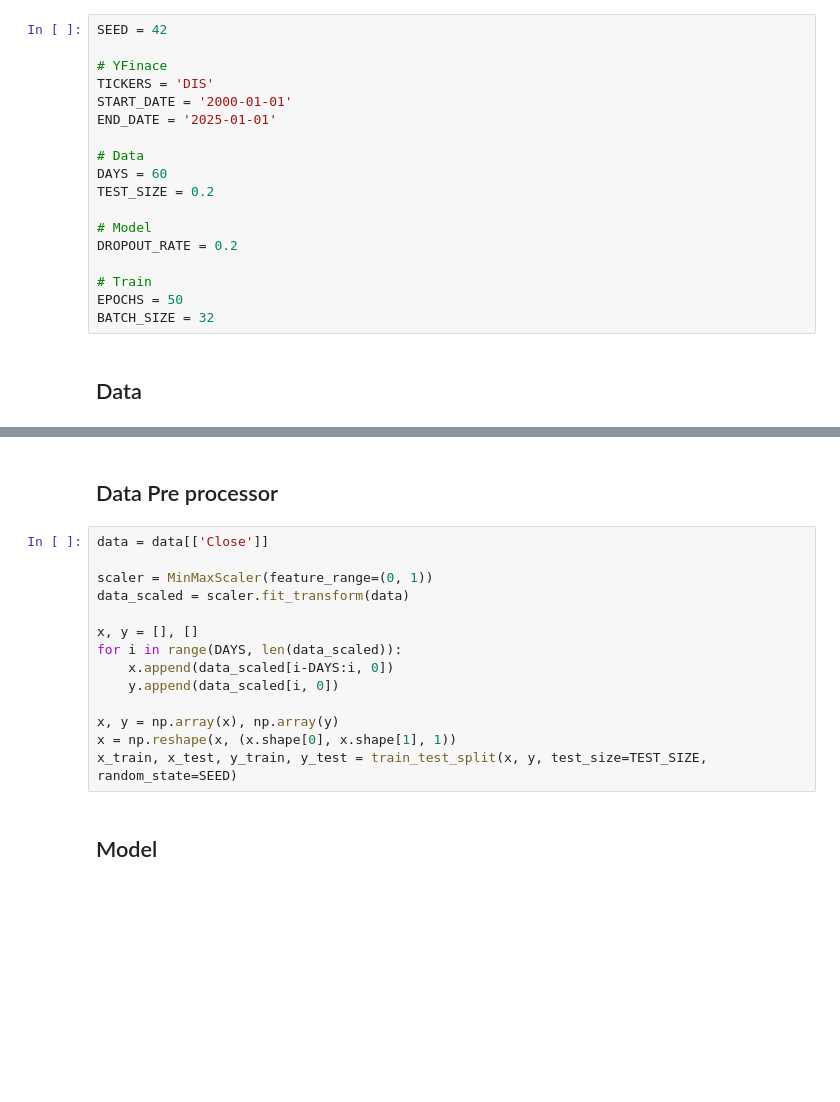
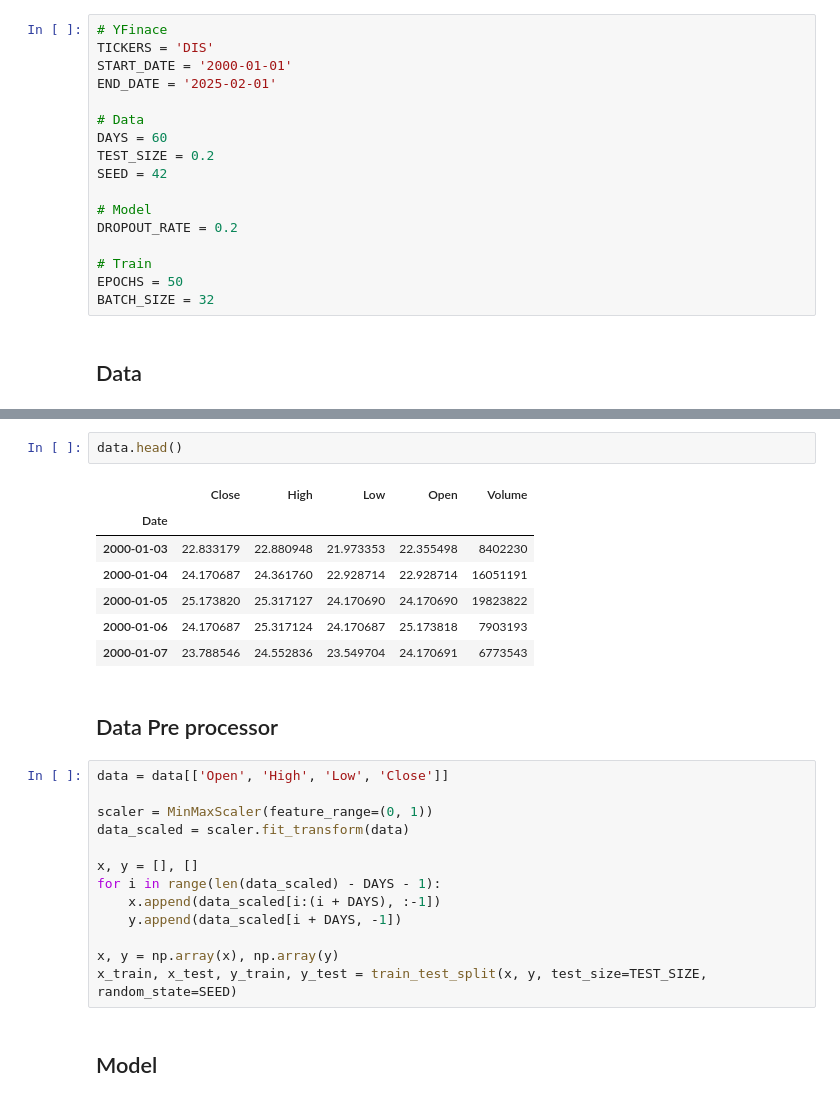
Before and after one commit to Sombra-MLET2/yfinance_predict, a Jupyter notebook: predict_model/train_model.ipynb, the cells around one changed output, grey strips where cells are left out. Drawn from its saved outputs; the diff is of its cells as text; blank space fills up the shorter version.

```diff
--- a/predict_model/train_model.ipynb
+++ b/predict_model/train_model.ipynb
@@ -15,16 +25,15 @@ from tensorflow.keras.layers import Dense, LSTM, Dropout
 # %% [markdown]
 ## Config
 # %%
-SEED = 42
-
 # YFinace
 TICKERS = 'DIS'
 START_DATE = '2000-01-01'
-END_DATE = '2025-01-01'
+END_DATE = '2025-02-01'
 
 # Data
 DAYS = 60
 TEST_SIZE = 0.2
+SEED = 42
 
 # Model
 DROPOUT_RATE = 0.2
@@ -41,18 +65,27 @@ data.info()
+# %%
+data.head()
+# %% [output]
+|  | Close | High | Low | Open | Volume |
+| Date |  |  |  |  |  |
+| 2000-01-03 | 22.833179 | 22.880948 | 21.973353 | 22.355498 | 8402230 |
+| 2000-01-04 | 24.170687 | 24.361760 | 22.928714 | 22.928714 | 16051191 |
+| 2000-01-05 | 25.173820 | 25.317127 | 24.170690 | 24.170690 | 19823822 |
+| 2000-01-06 | 24.170687 | 25.317124 | 24.170687 | 25.173818 | 7903193 |
+| 2000-01-07 | 23.788546 | 24.552836 | 23.549704 | 24.170691 | 6773543 |
 # %% [markdown]
 ## Data Pre processor
 # %%
-data = data[['Close']]
+data = data[['Open', 'High', 'Low', 'Close']]
 
 scaler = MinMaxScaler(feature_range=(0, 1))
 data_scaled = scaler.fit_transform(data)
 
 x, y = [], []
-for i in range(DAYS, len(data_scaled)):
-	x.append(data_scaled[i-DAYS:i, 0])
-	y.append(data_scaled[i, 0])
+for i in range(len(data_scaled) - DAYS - 1):
+	x.append(data_scaled[i:(i + DAYS), :-1])
+	y.append(data_scaled[i + DAYS, -1])
 
 x, y = np.array(x), np.array(y)
-x = np.reshape(x, (x.shape[0], x.shape[1], 1))
 x_train, x_test, y_train, y_test = train_test_split(x, y, test_size=TEST_SIZE, random_state=SEED)
 # %% [markdown]
 ## Model
```
Also changed, not shown: parts of 12 cells of this notebook, 4 other files.
